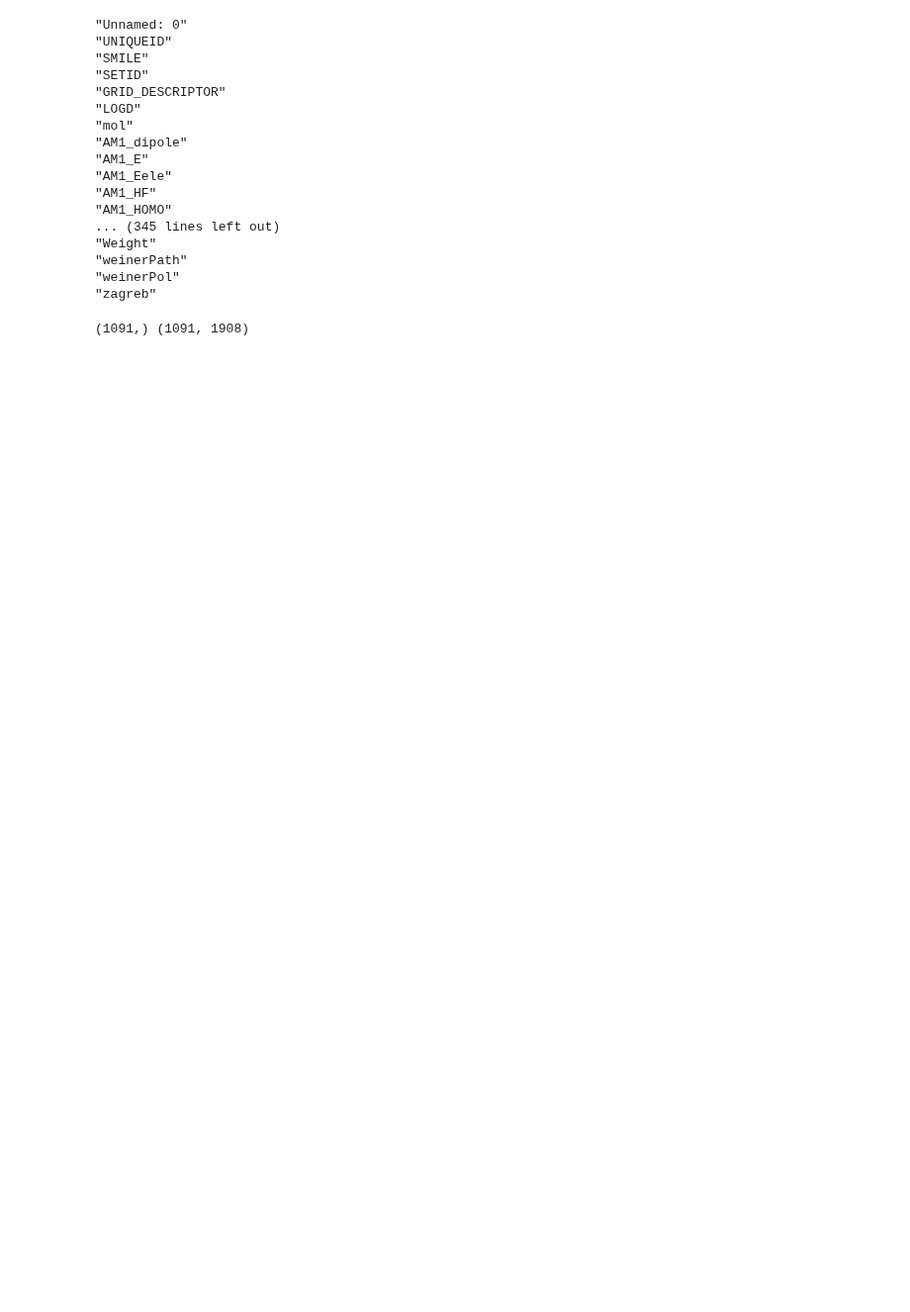
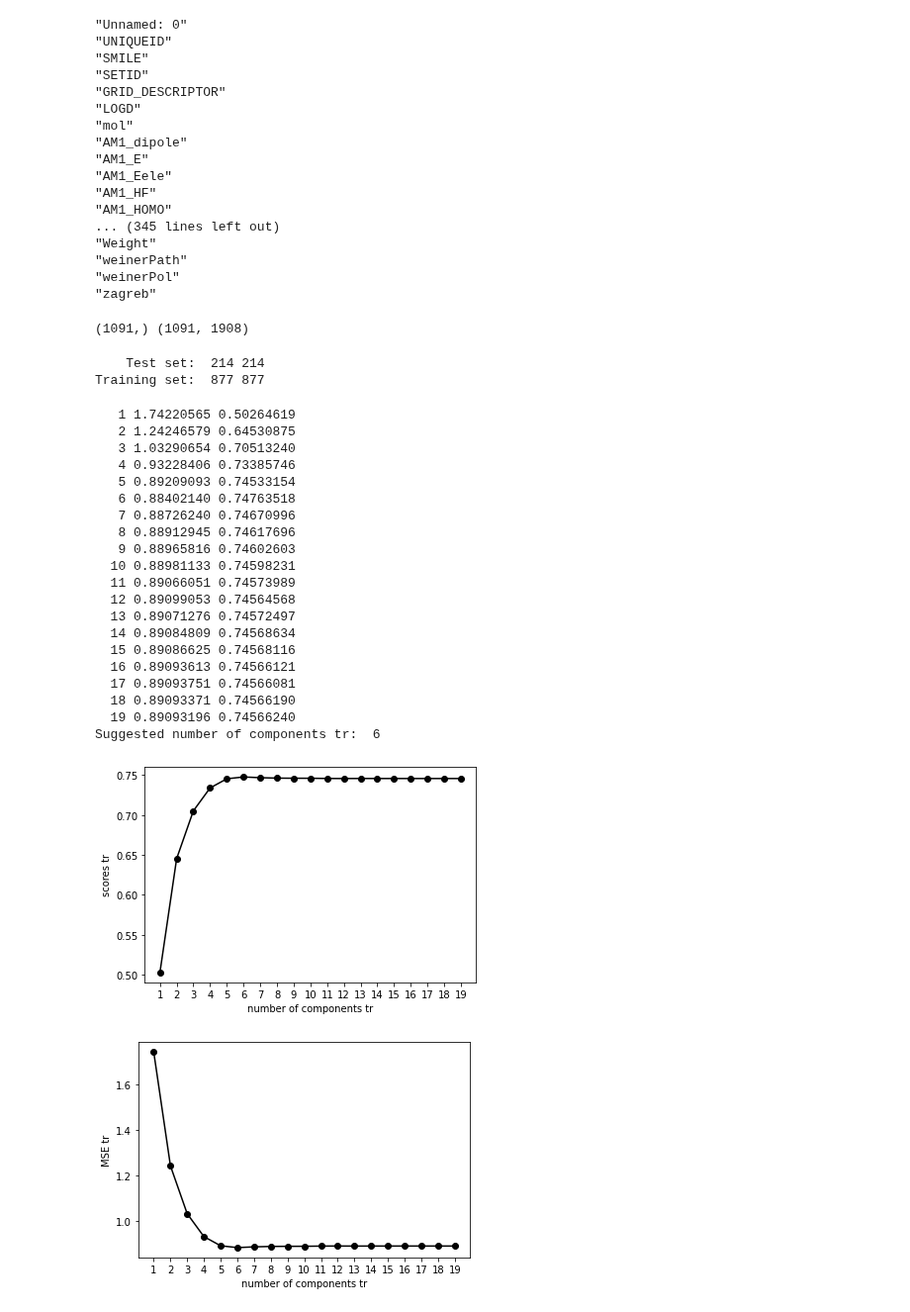
Before and after one commit to lstorchi/mllogdp, a Jupyter notebook: descriptors_MOEandGRID.ipynb, the cells around one changed output. Shown at 99% size. Cells and saved outputs as stored; diff of their text form; code cells hidden in the pictures; blank space fills up the shorter version.

Commit message:
Modelli con descrittore MOE+GRID cv10 e cv5

```diff
--- a/descriptors_MOEandGRID.ipynb
+++ b/descriptors_MOEandGRID.ipynb
@@ -84,3 +84,83 @@ for idx, ss in enumerate(df["UNIQUEID"]):
 print(np.asarray(Y).shape, np.asarray(X).shape )
 # %% [output]
 (1091,) (1091, 1908)
+# %%
+Xtr = []
+Xte = []
+Ytr = []
+Yte = []
+for idx, y in enumerate(Y):
+    if setid[idx] == " Tr ":
+        Xtr.append(X[idx])
+        Ytr.append(Y[idx])
+    elif setid[idx] == " Te ":
+        Xte.append(X[idx])
+        Yte.append(Y[idx])
+
+print("    Test set: ", len(Yte), len(Xte))
+print("Training set: ", len(Ytr), len(Xtr))
+# %% [output]
+    Test set:  214 214
+Training set:  877 877
+# %%
+# valutazione del numero di componenti principali ideale da usare per costruire il modello PLS (SENZA il descrittore nmol )
+from sklearn.cross_decomposition import PLSRegression
+from sklearn.metrics import mean_squared_error, r2_score
+from sklearn.model_selection import cross_val_predict
+import numpy as np
+import matplotlib.pyplot as plt
+
+trscores = []
+trmses = []
+trncomps = []
+for trncomp in range(1,20):
+    pls = PLSRegression(trncomp)
+    pls.fit(Xtr, Ytr)
+
+    y_cv = cross_val_predict(pls, Xtr, Ytr, cv=10)
+
+    trscore = r2_score(Ytr, y_cv)
+    trmse = mean_squared_error(Ytr, y_cv)
+
+    trscores.append(trscore)
+    trmses.append(trmse)
+    trncomps.append(trncomp)
+    print("%4d %10.8f %10.8f"%(trncomp, trmse, trscore))
+
+msetrmin = np.argmin(trmses)
+print("Suggested number of components tr: ", msetrmin+1)
+
+plt.plot(trncomps, trscores, '-o', color='black')
+plt.xlabel('number of components tr')
+plt.ylabel('scores tr')
+plt.xticks(trncomps)
+plt.show()
+
+plt.plot(trncomps, trmses, '-o', color='black')
+plt.xlabel('number of components tr')
+plt.ylabel('MSE tr')
+plt.xticks(trncomps)
+plt.show()
+# %% [output]
+   1 1.74220565 0.50264619
+   2 1.24246579 0.64530875
+   3 1.03290654 0.70513240
+   4 0.93228406 0.73385746
+   5 0.89209093 0.74533154
+   6 0.88402140 0.74763518
+   7 0.88726240 0.74670996
+   8 0.88912945 0.74617696
+   9 0.88965816 0.74602603
+  10 0.88981133 0.74598231
+  11 0.89066051 0.74573989
+  12 0.89099053 0.74564568
+  13 0.89071276 0.74572497
+  14 0.89084809 0.74568634
+  15 0.89086625 0.74568116
+  16 0.89093613 0.74566121
+  17 0.89093751 0.74566081
+  18 0.89093371 0.74566190
+  19 0.89093196 0.74566240
+Suggested number of components tr:  6
+[figure, added]
+[figure, added]
```
Also changed, not shown: parts of 7 cells of this notebook.
